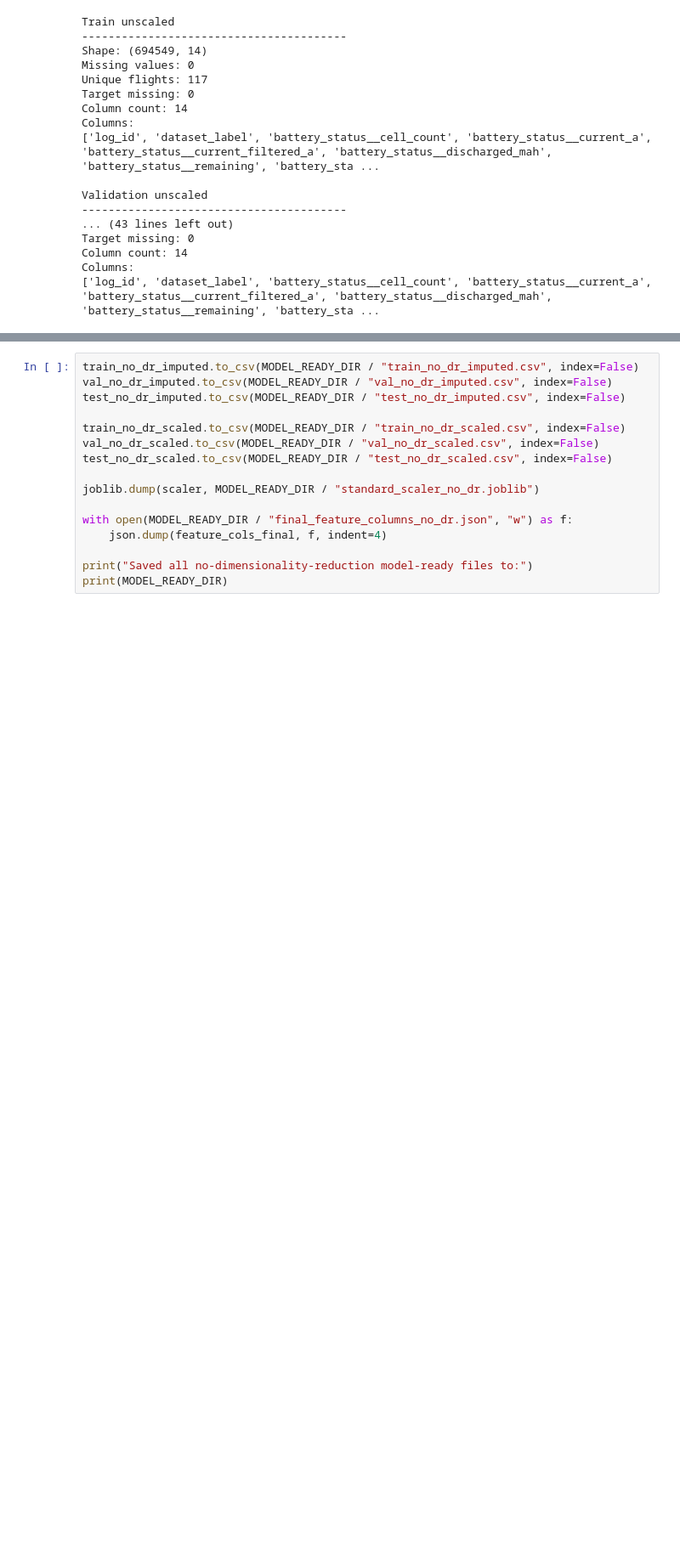
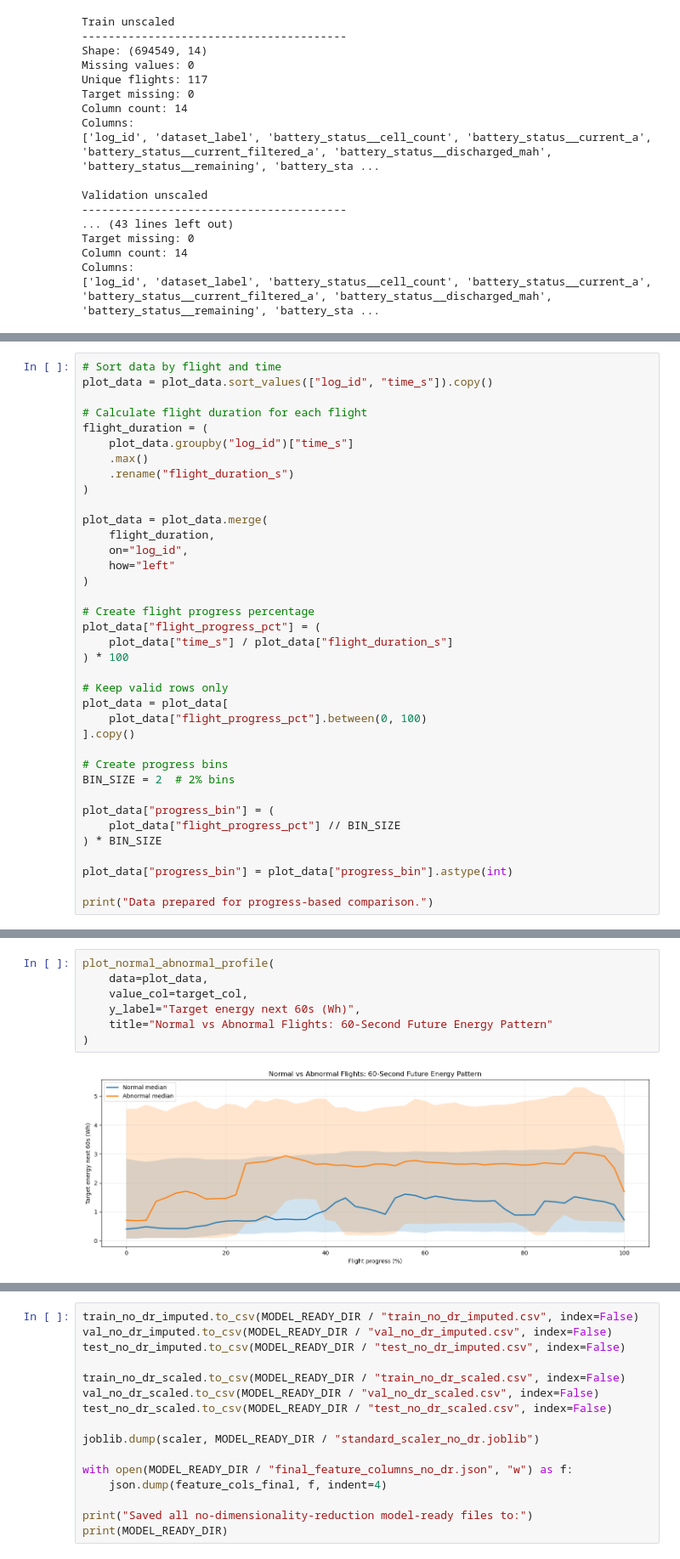
Before and after one commit to arjjunck/uav-thesis, a Jupyter notebook: uav_px4_dataset_project/notebooks/02_preprocessing_no_dimensionality_reduction.ipynb, the cells around one changed output, grey strips where cells are left out. Shown at 85% size. Cells and saved outputs as stored; diff of their text form; blank space fills up the shorter version.

Commit message:
comparison plot added moving to base line modellling

```diff
--- a/uav_px4_dataset_project/notebooks/02_preprocessing_no_dimensionality_reduction.ipynb
+++ b/uav_px4_dataset_project/notebooks/02_preprocessing_no_dimensionality_reduction.ipynb
@@ -789,0 +837,37 @@ Columns:
+# %%
+# Sort data by flight and time
+plot_data = plot_data.sort_values(["log_id", "time_s"]).copy()
+
+# Calculate flight duration for each flight
+flight_duration = (
+    plot_data.groupby("log_id")["time_s"]
+    .max()
+    .rename("flight_duration_s")
+)
+
+plot_data = plot_data.merge(
+    flight_duration,
+    on="log_id",
+    how="left"
+)
+
+# Create flight progress percentage
+plot_data["flight_progress_pct"] = (
+    plot_data["time_s"] / plot_data["flight_duration_s"]
+) * 100
+
+# Keep valid rows only
+plot_data = plot_data[
+    plot_data["flight_progress_pct"].between(0, 100)
+].copy()
+
+# Create progress bins
+BIN_SIZE = 2  # 2% bins
+
+plot_data["progress_bin"] = (
+    plot_data["flight_progress_pct"] // BIN_SIZE
+) * BIN_SIZE
+
+plot_data["progress_bin"] = plot_data["progress_bin"].astype(int)
+
+print("Data prepared for progress-based comparison.")
@@ -789,0 +917,9 @@ Columns:
+# %%
+plot_normal_abnormal_profile(
+    data=plot_data,
+    value_col=target_col,
+    y_label="Target energy next 60s (Wh)",
+    title="Normal vs Abnormal Flights: 60-Second Future Energy Pattern"
+)
+# %% [output]
+[figure, added]
```
Also changed, not shown: parts of 8 cells of this notebook, 1 other file.
